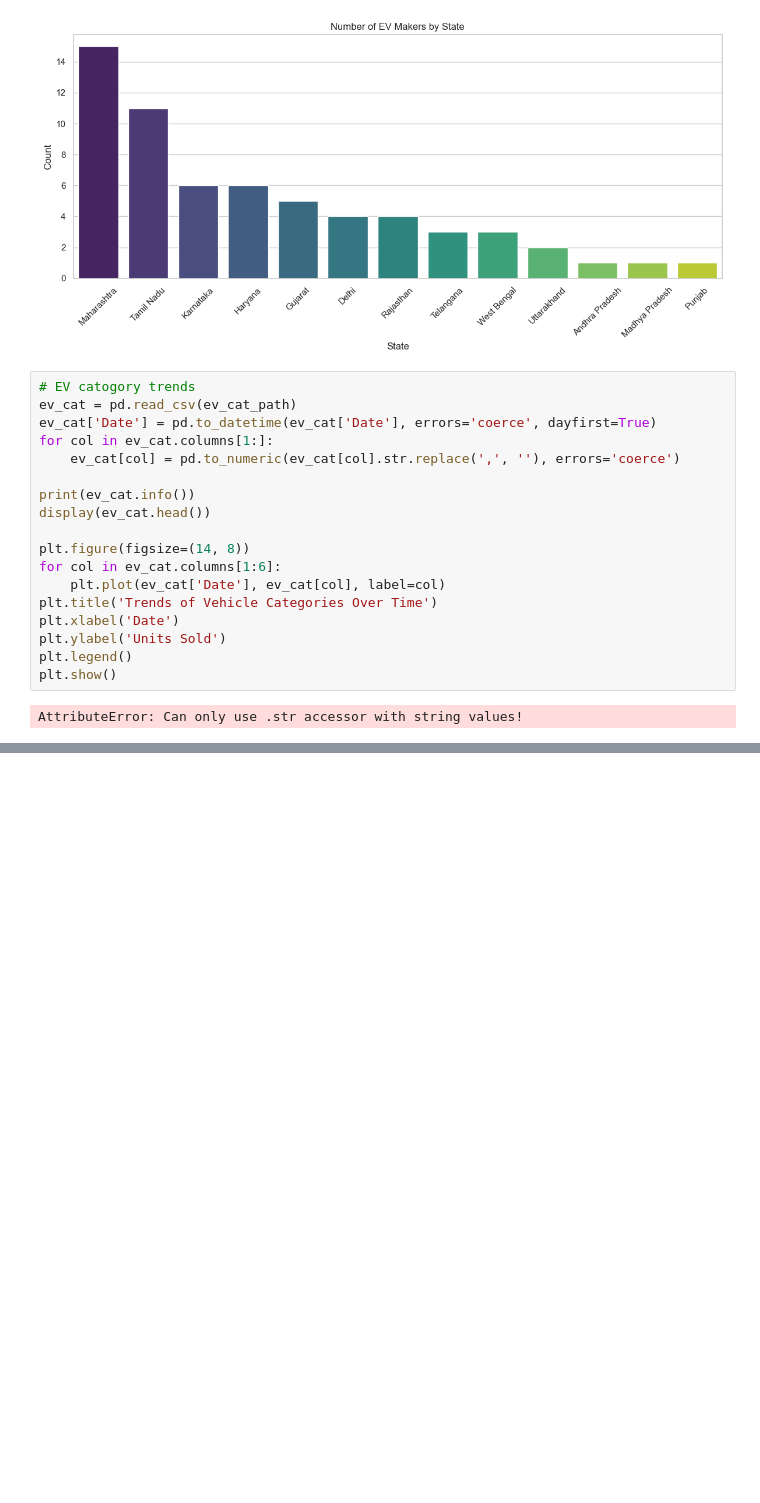
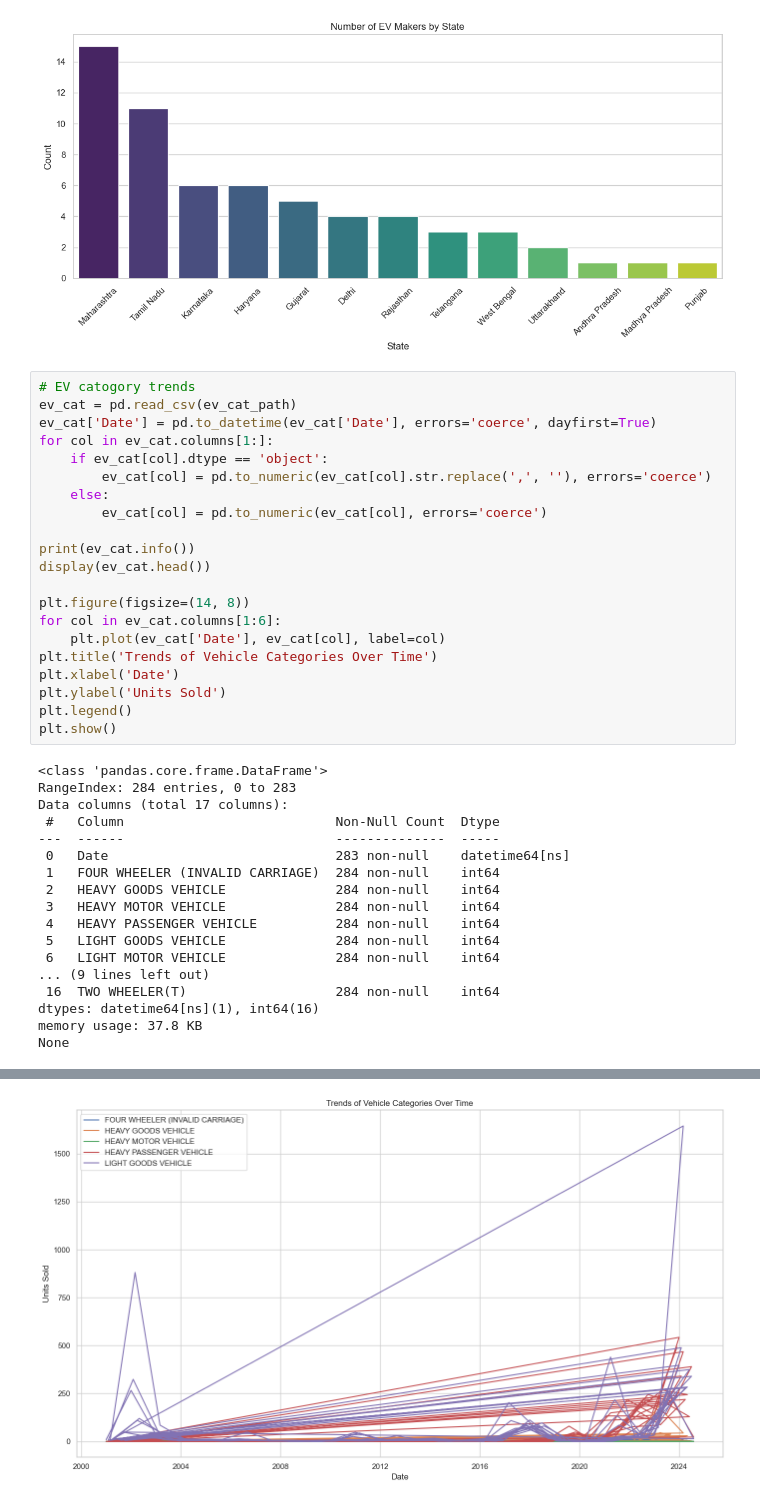
Before and after one commit to VisionExpo/EV-Market-Segmentation, a Jupyter notebook: notebooks/ev_market_analysis.ipynb, the cells around one changed output, grey strips where cells are left out. Drawn from its saved outputs; the diff is of its cells as text; blank space fills up the shorter version.

```diff
--- a/notebooks/ev_market_analysis.ipynb
+++ b/notebooks/ev_market_analysis.ipynb
@@ -60,7 +60,10 @@ Passing `palette` without assigning `hue` is deprecated and will be removed in v
 ev_cat = pd.read_csv(ev_cat_path)
 ev_cat['Date'] = pd.to_datetime(ev_cat['Date'], errors='coerce', dayfirst=True)
 for col in ev_cat.columns[1:]:
-    ev_cat[col] = pd.to_numeric(ev_cat[col].str.replace(',', ''), errors='coerce')
+    if ev_cat[col].dtype == 'object':
+        ev_cat[col] = pd.to_numeric(ev_cat[col].str.replace(',', ''), errors='coerce')
+    else:
+        ev_cat[col] = pd.to_numeric(ev_cat[col], errors='coerce')
 
 print(ev_cat.info())
 display(ev_cat.head())
@@ -74,4 +77,20 @@ plt.ylabel('Units Sold')
 plt.legend()
 plt.show()
 # %% [output]
-AttributeError: Can only use .str accessor with string values!
+<class 'pandas.core.frame.DataFrame'>
+RangeIndex: 284 entries, 0 to 283
+Data columns (total 17 columns):
+ #   Column                           Non-Null Count  Dtype
+---  ------                           --------------  -----
+ 0   Date                             283 non-null    datetime64[ns]
+ 1   FOUR WHEELER (INVALID CARRIAGE)  284 non-null    int64
+ 2   HEAVY GOODS VEHICLE              284 non-null    int64
+ 3   HEAVY MOTOR VEHICLE              284 non-null    int64
+ 4   HEAVY PASSENGER VEHICLE          284 non-null    int64
+ 5   LIGHT GOODS VEHICLE              284 non-null    int64
+ 6   LIGHT MOTOR VEHICLE              284 non-null    int64
+... (9 lines left out)
+ 16  TWO WHEELER(T)                   284 non-null    int64
+dtypes: datetime64[ns](1), int64(16)
+memory usage: 37.8 KB
+None
@@ -77,0 +103 @@ AttributeError: Can only use .str accessor with string values!
+[figure, added]
```
Also changed, not shown: parts of 10 cells of this notebook.
